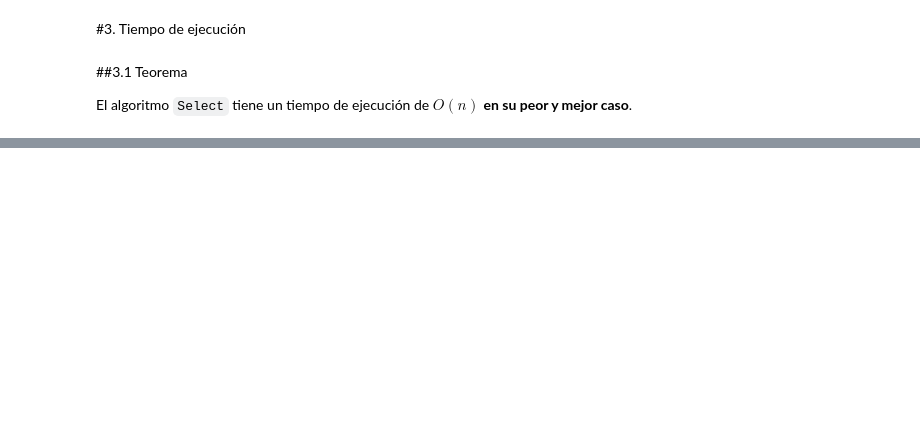
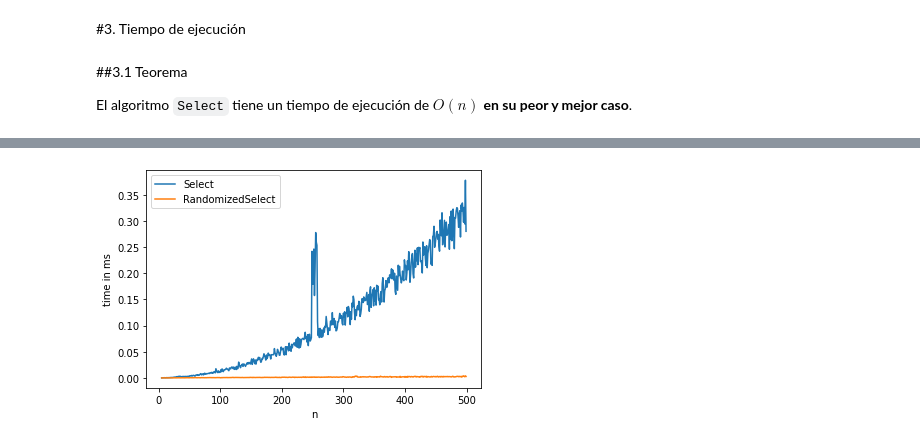
Before and after one commit to VicenteMercado/ADA-Informes, a Jupyter notebook: Informe6_Select.ipynb, the cells around one changed output, grey strips where cells are left out. Cells and saved outputs as stored; diff of their text form; code cells hidden in the pictures; blank space fills up the shorter version.

```diff
--- a/Informe6_Select.ipynb
+++ b/Informe6_Select.ipynb
@@ -24,7 +24,7 @@ import random
 
 comp = 0
 
-def Partition(arr,p,r,verbose):
+def Partition(arr,p,r):
   global comp
   pivote = arr[r] #Pivote será el elemento final del arreglo.
   topeIzq = p # Puntero al primer elemento para comparaciones.
@@ -38,7 +38,7 @@ def Partition(arr,p,r,verbose):
 
   return topeIzq #Se retorna el puntero como pivote propuesto.
 
-def insertionSort(arr, verbose):
+def insertionSort(arr):
     global comp
     for i in range(1, len(arr)):
         key = arr[i]
@@ -76,7 +76,7 @@ def PivotSelection(arr,left,right,verbose):
     if(verbose): print(arr[subrango_left:subrango_right])
 
     #Se ordena cada grupo generado con InsertionSort.
-    arr[subrango_left:subrango_right+1] = insertionSort(arr[subrango_left:subrango_right+1], verbose)
+    arr[subrango_left:subrango_right+1] = insertionSort(arr[subrango_left:subrango_right+1])
     if(verbose): print("Subgrupo ordenado: ", arr[subrango_left:subrango_right])
 
     #Se ingresa la posición de la mediana a un arreglo auxiliar.
@@ -93,7 +93,7 @@ def PivotSelection(arr,left,right,verbose):
       print(medianas)
 
   #Se ordenan las medianas halladas.
-  medianas = insertionSort(medianas,verbose)
+  medianas = insertionSort(medianas)
   if(verbose): print("Arreglo de medianas ordenado ", medianas)
 
   #Se encuentra la mediana de las medianas.
@@ -116,7 +116,7 @@ def PivotSelection(arr,left,right,verbose):
   comp+=1
 
   #Se realiza partición con pivote arr[i].
-  return Partition(arr,left,right,verbose)
+  return Partition(arr,left,right)
 
 def Select(arr,left,right,i,verbose):
   if(left == right): #Se retorna arreglo de largo 1.
@@ -124,6 +124,7 @@ def Select(arr,left,right,i,verbose):
 
   if(verbose): print("Se selecciona un pivote adecuado")
   q = PivotSelection(arr,left,right,verbose) #Consigue un pivote adecuado para la instancia.
+  if(verbose): print("Pivote conseguido: ", q)
 
   k = q-left+1 #Posición donde se realiza partition.
   if(verbose): print("Posición de la partición :", k)
@@ -282,0 +313,66 @@ Gracias a la inecuación alcanzada, podemos decir que el algoritmo efectivamente
+# %%
+import matplotlib.pyplot as plt
+import datetime
+from timeit import repeat
+
+verb = False
+
+def R_Select(arr,left,right,i):
+  if(left == right): #Se retorna arreglo de largo 1.
+    return arr[left]
+
+  q = R_Partition(arr,left,right) #Retorna pivote seleccionado al azar.
+
+  k = q-left+1 #Posición donde se realiza partition.
+
+  if(i == k):
+    return arr[q] #Si i es equivalente a la posición de partition, se ha encontrado el elemento.
+
+  elif(i<k):
+    return R_Select(arr,left,q-1,i) #Se continúa con partición izquierda.
+
+  else:
+    return R_Select(arr,q+1,right,i-k) #Se continúa con partición derecha.
+
+def R_Partition(arr,left,right):
+
+  i = random.randint(left,right)
+
+  (arr[right], arr[i]) = (arr[i], arr[right])
+
+  return Partition(arr,left,right)
+
+x1=[]; x2=[];y1=[]; y2=[]
+
+for n in range(5,500):
+
+  a = random.sample(range(-500, 500), n)
+  i=random.randint(1,n)
+
+  #la función repeat está ejecutando 20 veces Select con el arreglo arr y retorna el mejor tiempo obtenido.
+  t = repeat(setup="from __main__ import Select", stmt=f"Select({a},{0},{len(a)-1},{i},{verb})", repeat=1, number=10)
+
+  x1.append(n)
+  y1.append(t)
+
+for n in range(5,500):
+
+  arr = random.sample(range(-500, 500), n)
+  p=random.randint(1,n)
+
+  #la función repeat está ejecutando 20 veces R_Select con el arreglo arr y retorna el mejor tiempo obtenido.
+  time = repeat(setup="from __main__ import R_Select", stmt=f"R_Select({arr},{0},{len(arr)-1},{p})", repeat=1, number=10)
+
+  x2.append(n)
+  y2.append(time)
+
+
+plt.plot(x1,y1)
+plt.plot(x2,y2)
+plt.legend(["Select", "RandomizedSelect"])
+
+plt.xlabel('n')
+plt.ylabel('time in ms')
+plt.show()
+# %% [output]
+[figure, added]
```
Also changed, not shown: parts of 8 cells of this notebook.
